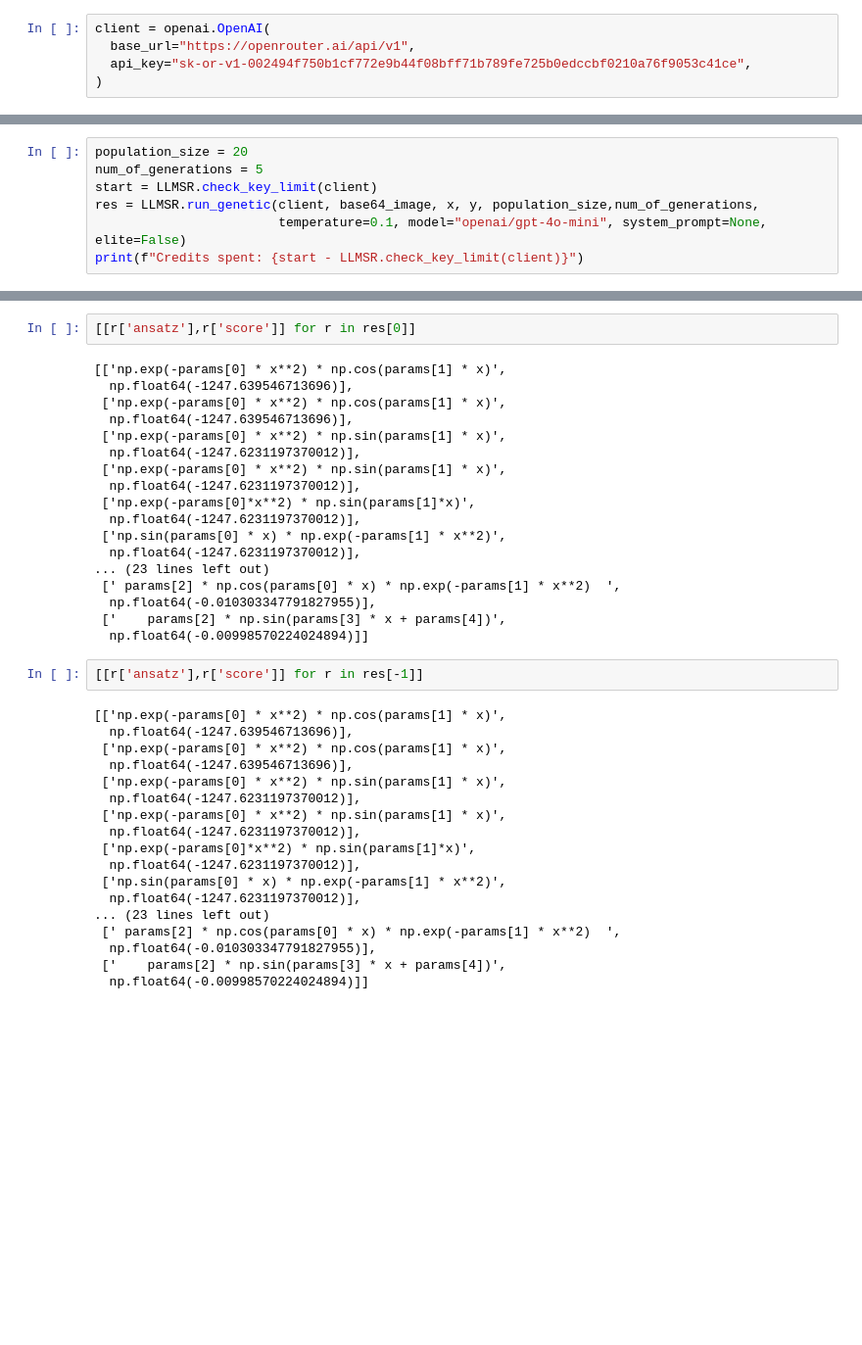
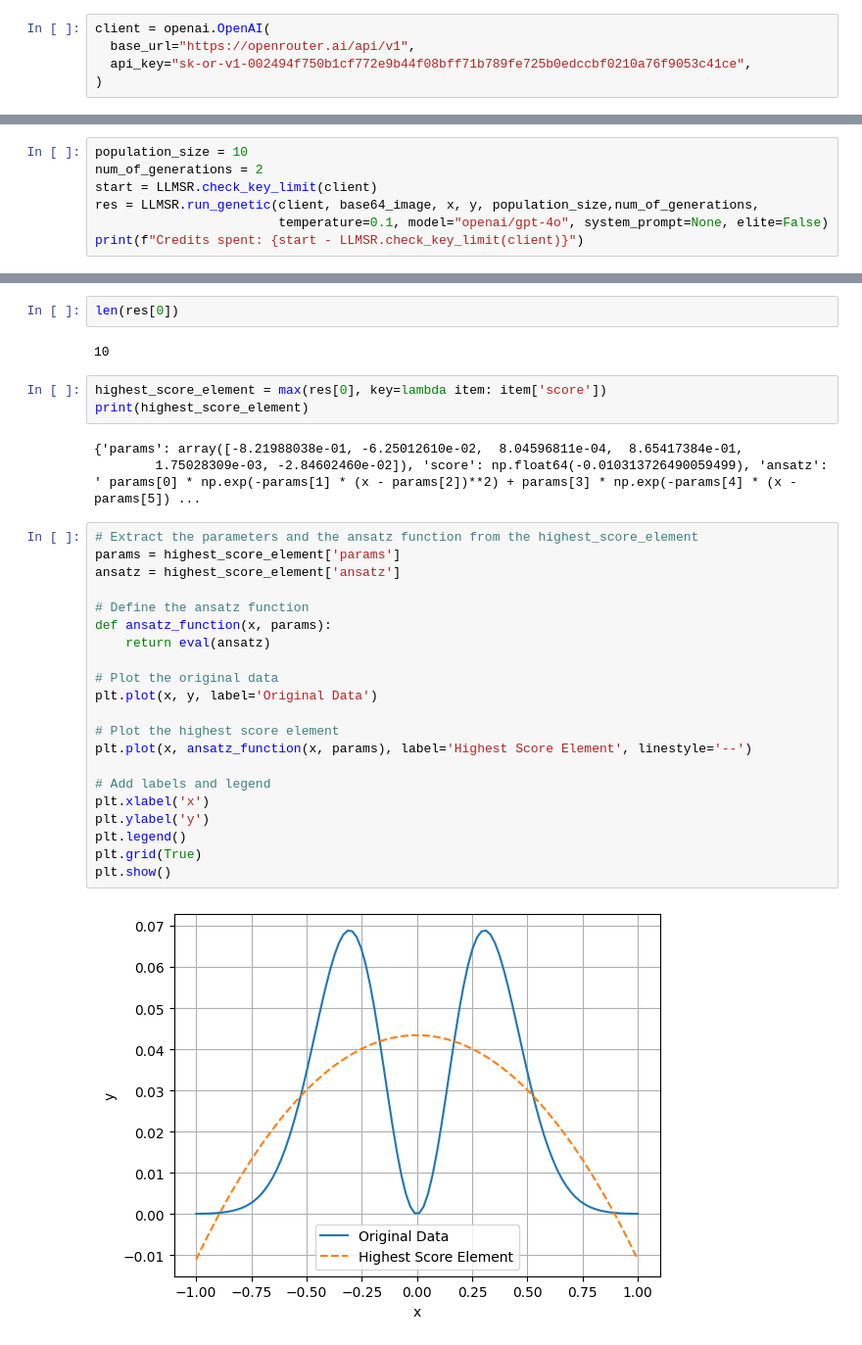
Before and after one commit to harveyThomas4692/llmlex, a Jupyter notebook: Example/testing_area.ipynb, the cells around one changed output, grey strips where cells are left out. Shown at 98% size. Drawn from its saved outputs; the diff is of its cells as text; blank space fills up the shorter version.

```diff
--- a/Example/testing_area.ipynb
+++ b/Example/testing_area.ipynb
@@ -32,9 +33,9 @@ print(r)
 # %%
-population_size = 20
-num_of_generations = 5
+population_size = 10
+num_of_generations = 2
 start = LLMSR.check_key_limit(client)
 res = LLMSR.run_genetic(client, base64_image, x, y, population_size,num_of_generations,
-                        temperature=0.1, model="openai/gpt-4o-mini", system_prompt=None, elite=False)
+                        temperature=0.1, model="openai/gpt-4o", system_prompt=None, elite=False)
 print(f"Credits spent: {start - LLMSR.check_key_limit(client)}")
 # %% [output]
 Generating Initial population population
@@ -65,40 +54,33 @@ Optimal parameters not found: Number of calls to function has reached maxfev = 8
-# %%
-[[r['ansatz'],r['score']] for r in res[0]]
-# %% [output]
-[['np.exp(-params[0] * x**2) * np.cos(params[1] * x)',
-  np.float64(-1247.639546713696)],
- ['np.exp(-params[0] * x**2) * np.cos(params[1] * x)',
-  np.float64(-1247.639546713696)],
- ['np.exp(-params[0] * x**2) * np.sin(params[1] * x)',
-  np.float64(-1247.6231197370012)],
- ['np.exp(-params[0] * x**2) * np.sin(params[1] * x)',
-  np.float64(-1247.6231197370012)],
- ['np.exp(-params[0]*x**2) * np.sin(params[1]*x)',
-  np.float64(-1247.6231197370012)],
- ['np.sin(params[0] * x) * np.exp(-params[1] * x**2)',
-  np.float64(-1247.6231197370012)],
-... (23 lines left out)
- [' params[2] * np.cos(params[0] * x) * np.exp(-params[1] * x**2)  ',
-  np.float64(-0.010303347791827955)],
- ['    params[2] * np.sin(params[3] * x + params[4])',
-  np.float64(-0.00998570224024894)]]
-# %%
-[[r['ansatz'],r['score']] for r in res[-1]]
-# %% [output]
-[['np.exp(-params[0] * x**2) * np.cos(params[1] * x)',
-  np.float64(-1247.639546713696)],
- ['np.exp(-params[0] * x**2) * np.cos(params[1] * x)',
-  np.float64(-1247.639546713696)],
- ['np.exp(-params[0] * x**2) * np.sin(params[1] * x)',
-  np.float64(-1247.6231197370012)],
- ['np.exp(-params[0] * x**2) * np.sin(params[1] * x)',
-  np.float64(-1247.6231197370012)],
- ['np.exp(-params[0]*x**2) * np.sin(params[1]*x)',
-  np.float64(-1247.6231197370012)],
- ['np.sin(params[0] * x) * np.exp(-params[1] * x**2)',
-  np.float64(-1247.6231197370012)],
-... (23 lines left out)
- [' params[2] * np.cos(params[0] * x) * np.exp(-params[1] * x**2)  ',
-  np.float64(-0.010303347791827955)],
- ['    params[2] * np.sin(params[3] * x + params[4])',
-  np.float64(-0.00998570224024894)]]
+# %%
+len(res[0])
+# %% [output]
+10
+# %%
+highest_score_element = max(res[0], key=lambda item: item['score'])
+print(highest_score_element)
+# %% [output]
+{'params': array([-8.21988038e-01, -6.25012610e-02,  8.04596811e-04,  8.65417384e-01,
+        1.75028309e-03, -2.84602460e-02]), 'score': np.float64(-0.010313726490059499), 'ansatz': ' params[0] * np.exp(-params[1] * (x - params[2])**2) + params[3] * np.exp(-params[4] * (x - params[5]) ...
+# %%
+# Extract the parameters and the ansatz function from the highest_score_element
+params = highest_score_element['params']
+ansatz = highest_score_element['ansatz']
+
+# Define the ansatz function
+def ansatz_function(x, params):
+    return eval(ansatz)
+
+# Plot the original data
+plt.plot(x, y, label='Original Data')
+
+# Plot the highest score element
+plt.plot(x, ansatz_function(x, params), label='Highest Score Element', linestyle='--')
+
+# Add labels and legend
+plt.xlabel('x')
+plt.ylabel('y')
+plt.legend()
+plt.grid(True)
+plt.show()
+# %% [output]
+[figure, added]
```
Also changed, not shown: parts of 3 cells of this notebook, 1 other file.
